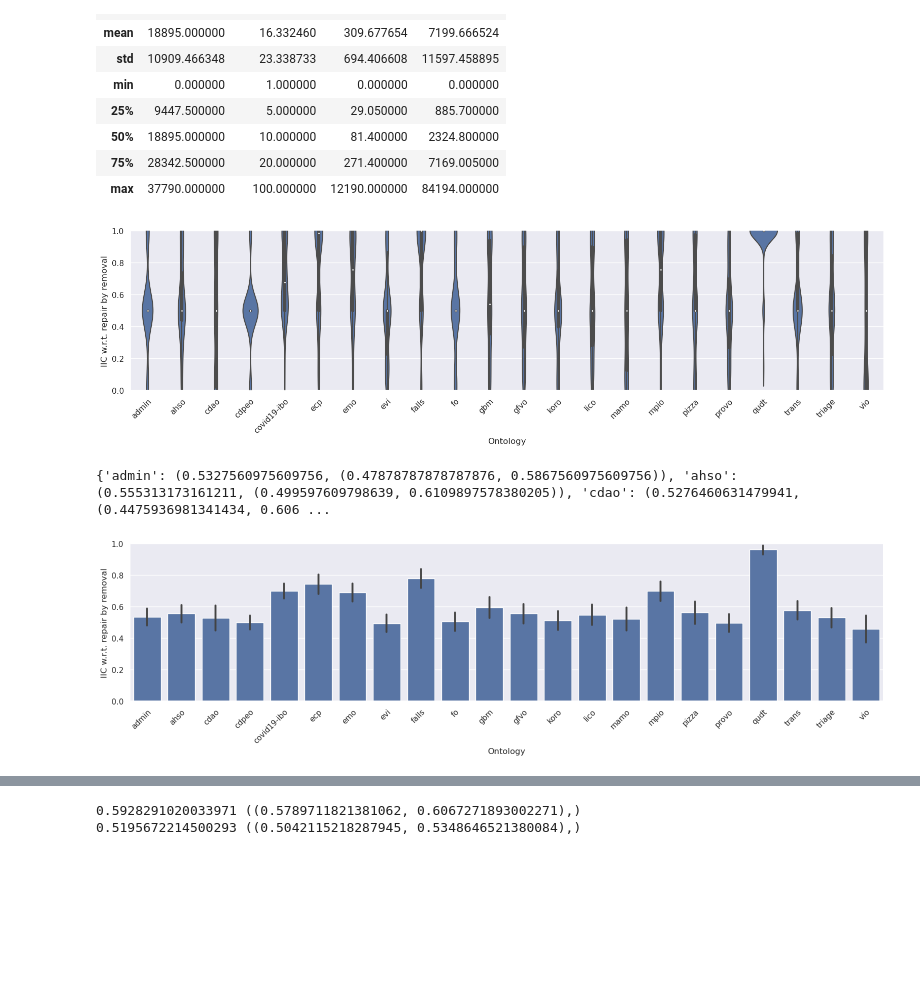
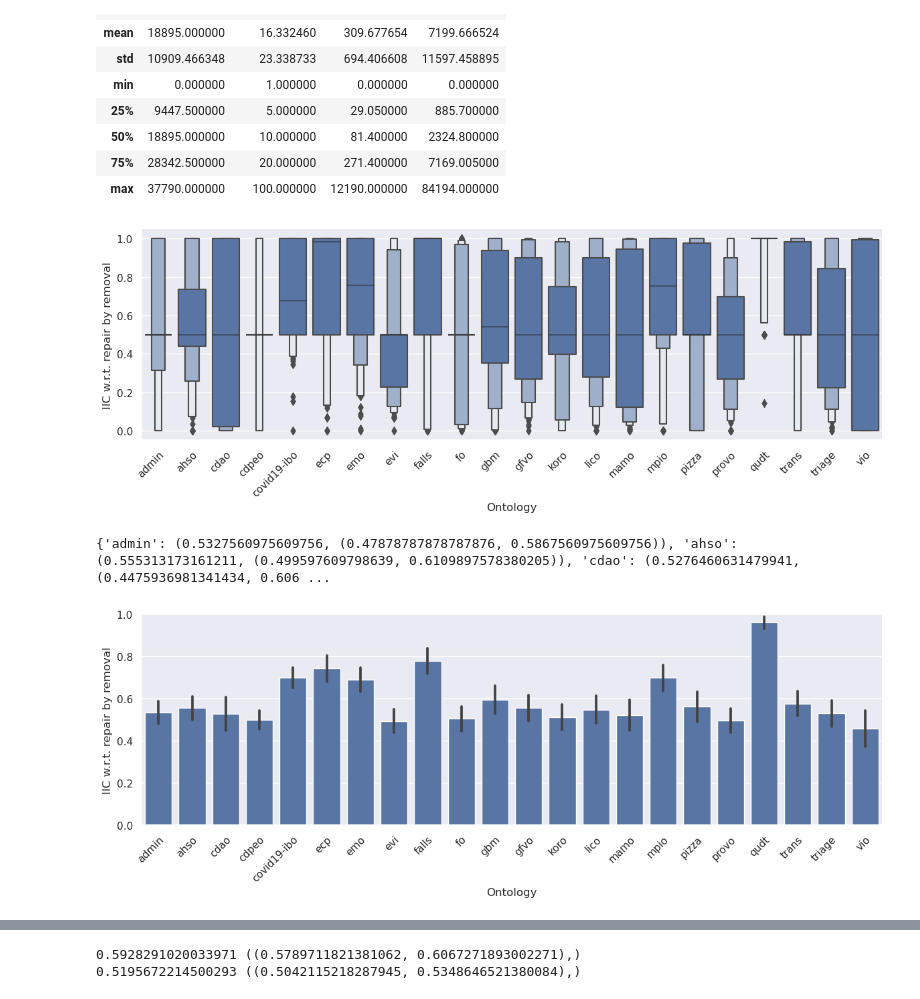
Before and after one commit to rolandbernard/paper-axiom-weakening, a Jupyter notebook: experiments/scripts/explore.ipynb, the cells around one changed output, grey strips where cells are left out. Cells and saved outputs as stored; diff of their text form; code cells hidden in the pictures; blank space fills up the shorter version.

```diff
--- a/experiments/scripts/explore.ipynb
+++ b/experiments/scripts/explore.ipynb
@@ -92,27 +92,26 @@ cache_data['Time per weakening [ms]'] = cache_data['time']
 cache_data['Reasoner calls per weakening'] = cache_data['calls']
 # %%
 order = np.unique(repair_data['Ontology'])
-sns.catplot(data=repair_data, kind='violin', x='Ontology',
-            y='IIC w.r.t. repair by removal', height=4, aspect=4, color='b', order=order)
+sns.catplot(data=repair_data, kind='boxen', x='Ontology',
+            y='IIC w.r.t. repair by removal', height=4, aspect=3, color='b', order=order)
 plt.xticks(rotation=45, ha='right', rotation_mode='anchor')
-plt.ylim((0, 1))
-plt.savefig('../../figures/iic-remove-ontology-violin.png', dpi=400, bbox_inches = "tight")
+plt.savefig('../../figures/iic-remove-ontology-violin.png', dpi=100, bbox_inches = "tight")
 # %% [output]
-[figure, old version]
+[figure, new version]
 # %%
 order = np.unique(repair_data['Ontology'])
 facet = sns.catplot(data=repair_data, kind='bar', x='Ontology',
-                    y='IIC w.r.t. repair by removal', height=4, aspect=4, color='b', order=order, n_boot=50_000, seed=10)
+                    y='IIC w.r.t. repair by removal', height=4, aspect=3, color='b', order=order, n_boot=50_000, seed=10)
 plt.xticks(rotation=45, ha='right', rotation_mode='anchor')
 plt.ylim((0, 1))
-plt.savefig('../../figures/iic-remove-ontology-bar.png', dpi=400, bbox_inches = "tight")
+plt.savefig('../../figures/iic-remove-ontology-bar.png', dpi=100, bbox_inches = "tight")
 lower = [line.get_ydata().min() for line in facet.ax.lines]
 upper = [line.get_ydata().max() for line in facet.ax.lines]
 print({order[i]: (repair_data[repair_data['Ontology'] == order[i]]
       ['iic_remove'].mean(), ci) for i, ci in enumerate(zip(lower, upper))})
 # %% [output]
 {'admin': (0.5327560975609756, (0.47878787878787876, 0.5867560975609756)), 'ahso': (0.555313173161211, (0.499597609798639, 0.6109897578380205)), 'cdao': (0.5276460631479941, (0.4475936981341434, 0.606 ...
-[figure, old version]
+[figure, new version]
 # %%
 order = np.unique(repair_data['Ontology'])
 facet = sns.catplot(data=repair_data, kind='bar', x='Ontology',
```
Also changed, not shown: parts of 15 cells of this notebook, 8 other files.
